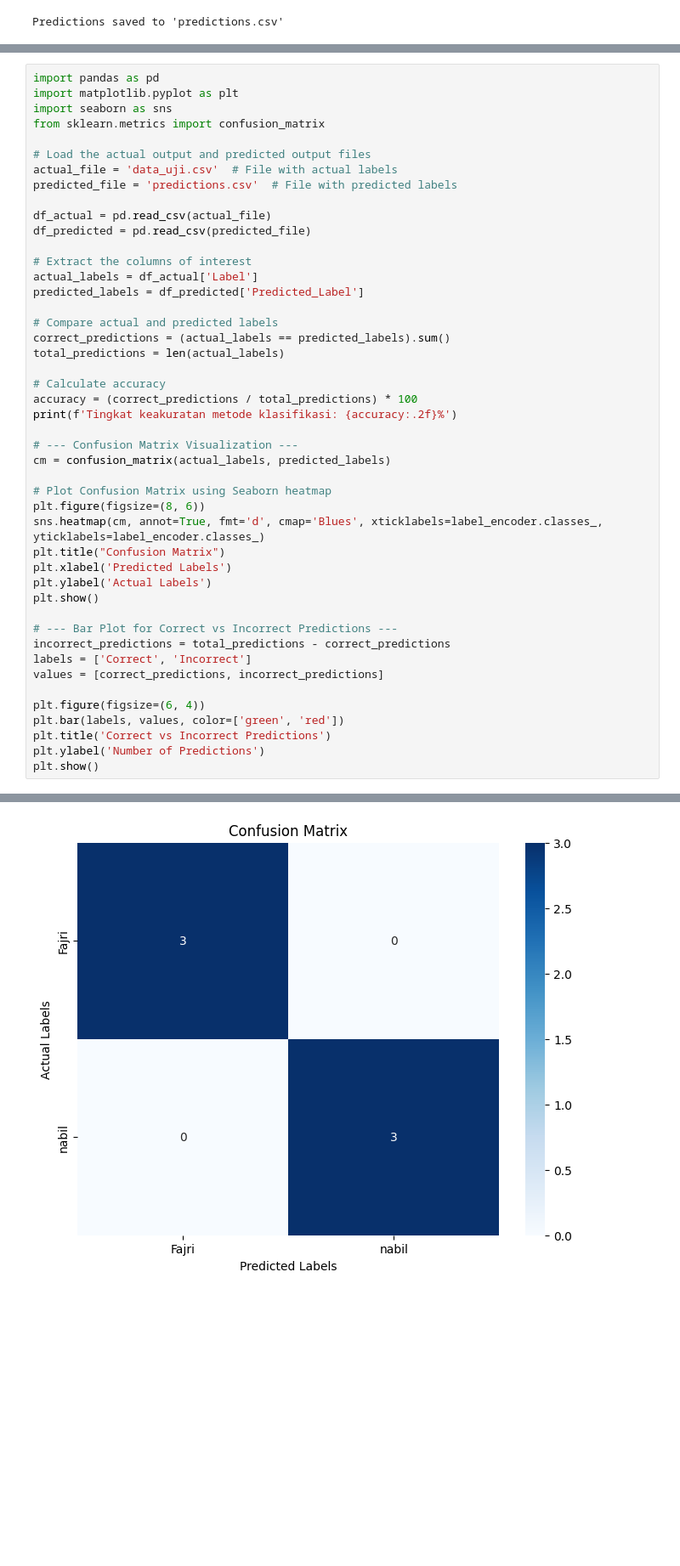
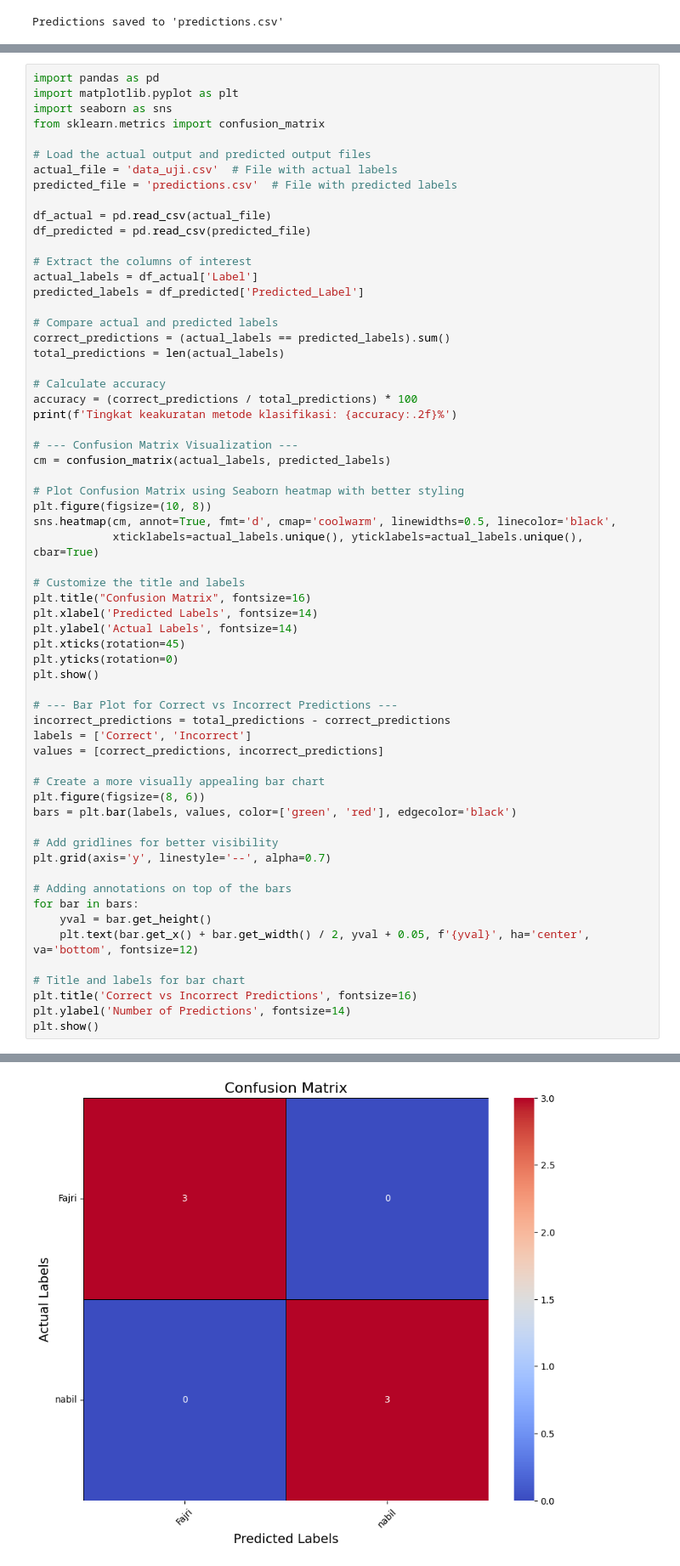
Before and after one commit to MNabildawami/deteksiface, a Jupyter notebook: deteksiface.ipynb, the cells around one changed output, grey strips where cells are left out. Shown at 85% size. Saved outputs shown, nothing was run; the diff lists cells and outputs as text; blank space fills up the shorter version.

```diff
--- a/deteksiface.ipynb
+++ b/deteksiface.ipynb
@@ -394,41 +411,57 @@ actual_file = 'data_uji.csv'  # File with actual labels
 predicted_file = 'predictions.csv'  # File with predicted labels
 
 df_actual = pd.read_csv(actual_file)
 df_predicted = pd.read_csv(predicted_file)
 
 # Extract the columns of interest
 actual_labels = df_actual['Label']
 predicted_labels = df_predicted['Predicted_Label']
 
 # Compare actual and predicted labels
 correct_predictions = (actual_labels == predicted_labels).sum()
 total_predictions = len(actual_labels)
 
 # Calculate accuracy
 accuracy = (correct_predictions / total_predictions) * 100
 print(f'Tingkat keakuratan metode klasifikasi: {accuracy:.2f}%')
 
 # --- Confusion Matrix Visualization ---
 cm = confusion_matrix(actual_labels, predicted_labels)
 
-# Plot Confusion Matrix using Seaborn heatmap
-plt.figure(figsize=(8, 6))
-sns.heatmap(cm, annot=True, fmt='d', cmap='Blues', xticklabels=label_encoder.classes_, yticklabels=label_encoder.classes_)
-plt.title("Confusion Matrix")
-plt.xlabel('Predicted Labels')
-plt.ylabel('Actual Labels')
+# Plot Confusion Matrix using Seaborn heatmap with better styling
+plt.figure(figsize=(10, 8))
+sns.heatmap(cm, annot=True, fmt='d', cmap='coolwarm', linewidths=0.5, linecolor='black',
+            xticklabels=actual_labels.unique(), yticklabels=actual_labels.unique(), cbar=True)
+
+# Customize the title and labels
+plt.title("Confusion Matrix", fontsize=16)
+plt.xlabel('Predicted Labels', fontsize=14)
+plt.ylabel('Actual Labels', fontsize=14)
+plt.xticks(rotation=45)
+plt.yticks(rotation=0)
 plt.show()
 
 # --- Bar Plot for Correct vs Incorrect Predictions ---
 incorrect_predictions = total_predictions - correct_predictions
 labels = ['Correct', 'Incorrect']
 values = [correct_predictions, incorrect_predictions]
 
-plt.figure(figsize=(6, 4))
-plt.bar(labels, values, color=['green', 'red'])
-plt.title('Correct vs Incorrect Predictions')
-plt.ylabel('Number of Predictions')
+# Create a more visually appealing bar chart
+plt.figure(figsize=(8, 6))
+bars = plt.bar(labels, values, color=['green', 'red'], edgecolor='black')
+
+# Add gridlines for better visibility
+plt.grid(axis='y', linestyle='--', alpha=0.7)
+
+# Adding annotations on top of the bars
+for bar in bars:
+    yval = bar.get_height()
+    plt.text(bar.get_x() + bar.get_width() / 2, yval + 0.05, f'{yval}', ha='center', va='bottom', fontsize=12)
+
+# Title and labels for bar chart
+plt.title('Correct vs Incorrect Predictions', fontsize=16)
+plt.ylabel('Number of Predictions', fontsize=14)
 plt.show()
 # %% [output]
 Tingkat keakuratan metode klasifikasi: 100.00%
-[figure, old version]
+[figure, new version]
```
Also changed, not shown: parts of 8 cells of this notebook.
